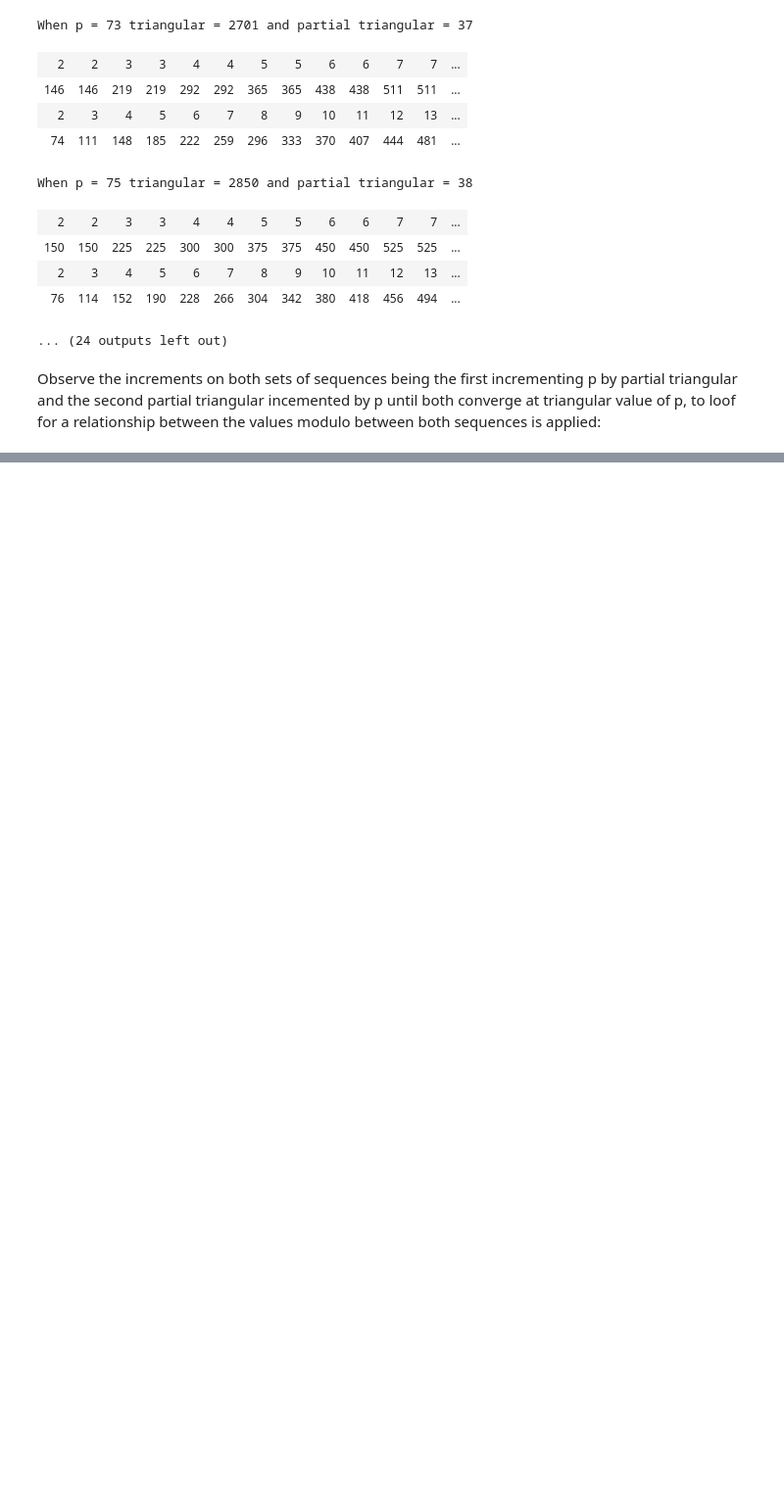
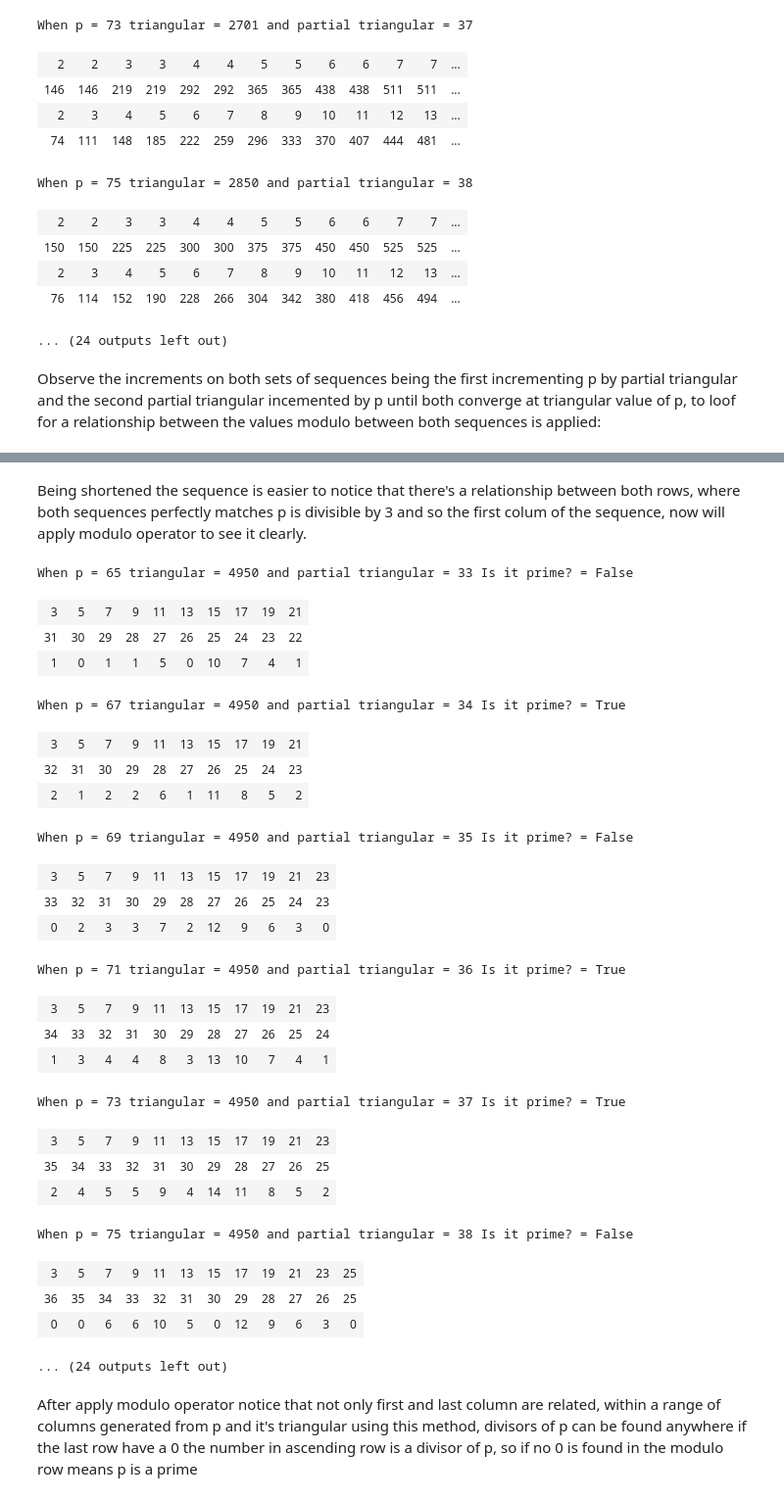
Before and after one commit to PandaLz/PrimeRT-Lz, a Jupyter notebook: index.ipynb, the cells around one changed output, grey strips where cells are left out. Shown at 98% size. Cells and saved outputs as stored; diff of their text form; code cells hidden in the pictures; blank space fills up the shorter version.

```diff
--- a/index.ipynb
+++ b/index.ipynb
@@ -133,0 +204,19 @@ Observe the increments on both sets of sequences being the first incrementing p
+# %%
+for p in range(65, 100, 2):
+    partialt = partial_triangular(p)
+
+    sequences = [[],[]]
+
+    for x1 in range (3, p + 1, 2):
+        sequences[0].append(x1)
+    for x2 in range (partialt - 2, -1, -1):
+        sequences[1].append(x2)
+
+    print("When p = {} triangular = {} and partial triangular = {}".format(p, t, partialt))
+
+    display(HTML(
+        '<table><tr>{}</tr></table>'.format(
+            '</tr><tr>'.join(
+                '<td>{}</td>'.format('</td><td>'.join(str(_) for _ in row)) for row in sequences)
+            )
+     ))
@@ -133,0 +290,59 @@ Observe the increments on both sets of sequences being the first incrementing p
+# %% [markdown]
+Being shortened the sequence is easier to notice that there's a relationship between both rows, where both sequences perfectly matches p is divisible by 3 and so the first colum of the sequence, now will apply modulo operator to see it clearly.
+# %%
+for p in range(65, 100, 2):
+    partialt = partial_triangular(p)
+    #temporal variable to generate the secuence value
+    partialt_temp = partialt - 1
+
+    sequences = [[],[],[]]
+
+    for x1 in range (3, int(p / 3 + 1), 2):
+        sequences[0].append(x1)
+    #   sequences[1].append(partialt_temp - 1)
+    for x2 in sequences[0]:
+        partialt_temp = partialt_temp -1
+        sequences[1].append(partialt_temp)
+    for i in range(len(sequences[0])):
+        sequences[2].append(sequences[1][i] % sequences[0][i])
+
+    prime = True
+    if 0 in sequences[2]:
+        prime = False
+
+    print("When p = {} triangular = {} and partial triangular = {} Is it prime? = {}".format(p, t, partialt, prime))
+
+    display(HTML(
+        '<table><tr>{}</tr></table>'.format(
+            '</tr><tr>'.join(
+                '<td>{}</td>'.format('</td><td>'.join(str(_) for _ in row)) for row in sequences)
+            )
+     ))
+# %% [output]
+When p = 65 triangular = 4950 and partial triangular = 33 Is it prime? = False
+| 3 | 5 | 7 | 9 | 11 | 13 | 15 | 17 | 19 | 21 |
+| 31 | 30 | 29 | 28 | 27 | 26 | 25 | 24 | 23 | 22 |
+| 1 | 0 | 1 | 1 | 5 | 0 | 10 | 7 | 4 | 1 |
+When p = 67 triangular = 4950 and partial triangular = 34 Is it prime? = True
+| 3 | 5 | 7 | 9 | 11 | 13 | 15 | 17 | 19 | 21 |
+| 32 | 31 | 30 | 29 | 28 | 27 | 26 | 25 | 24 | 23 |
+| 2 | 1 | 2 | 2 | 6 | 1 | 11 | 8 | 5 | 2 |
+When p = 69 triangular = 4950 and partial triangular = 35 Is it prime? = False
+| 3 | 5 | 7 | 9 | 11 | 13 | 15 | 17 | 19 | 21 | 23 |
+| 33 | 32 | 31 | 30 | 29 | 28 | 27 | 26 | 25 | 24 | 23 |
+| 0 | 2 | 3 | 3 | 7 | 2 | 12 | 9 | 6 | 3 | 0 |
+When p = 71 triangular = 4950 and partial triangular = 36 Is it prime? = True
+| 3 | 5 | 7 | 9 | 11 | 13 | 15 | 17 | 19 | 21 | 23 |
+| 34 | 33 | 32 | 31 | 30 | 29 | 28 | 27 | 26 | 25 | 24 |
+| 1 | 3 | 4 | 4 | 8 | 3 | 13 | 10 | 7 | 4 | 1 |
+When p = 73 triangular = 4950 and partial triangular = 37 Is it prime? = True
+| 3 | 5 | 7 | 9 | 11 | 13 | 15 | 17 | 19 | 21 | 23 |
+| 35 | 34 | 33 | 32 | 31 | 30 | 29 | 28 | 27 | 26 | 25 |
+| 2 | 4 | 5 | 5 | 9 | 4 | 14 | 11 | 8 | 5 | 2 |
+When p = 75 triangular = 4950 and partial triangular = 38 Is it prime? = False
+| 3 | 5 | 7 | 9 | 11 | 13 | 15 | 17 | 19 | 21 | 23 | 25 |
+| 36 | 35 | 34 | 33 | 32 | 31 | 30 | 29 | 28 | 27 | 26 | 25 |
+| 0 | 0 | 6 | 6 | 10 | 5 | 0 | 12 | 9 | 6 | 3 | 0 |
+... (24 outputs left out)
+# %% [markdown]
+After apply modulo operator notice that not only first and last column are related, within a range of columns generated from p and it's triangular using this method, divisors of p can be found anywhere if the last row have a 0 the number in ascending row is a divisor of p, so if no 0 is found in the modulo row means p is a prime
```
Also changed, not shown: parts of 6 cells of this notebook.
